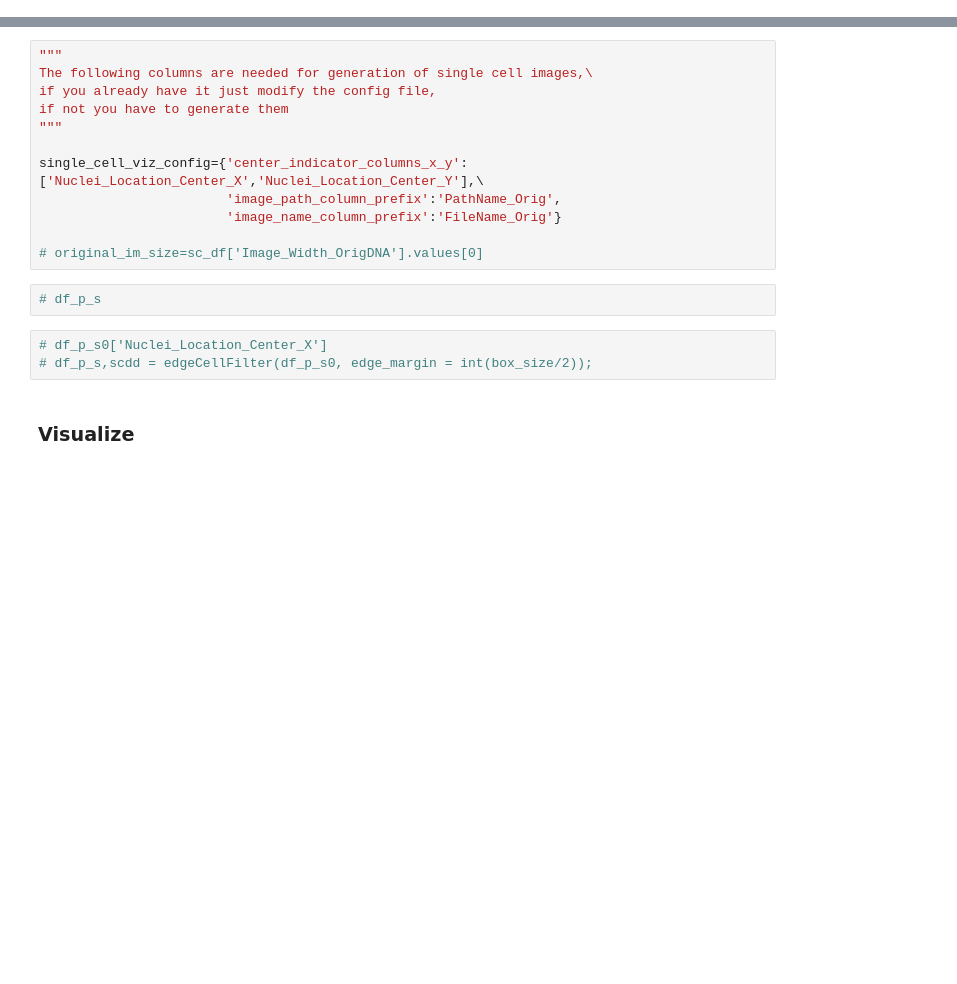
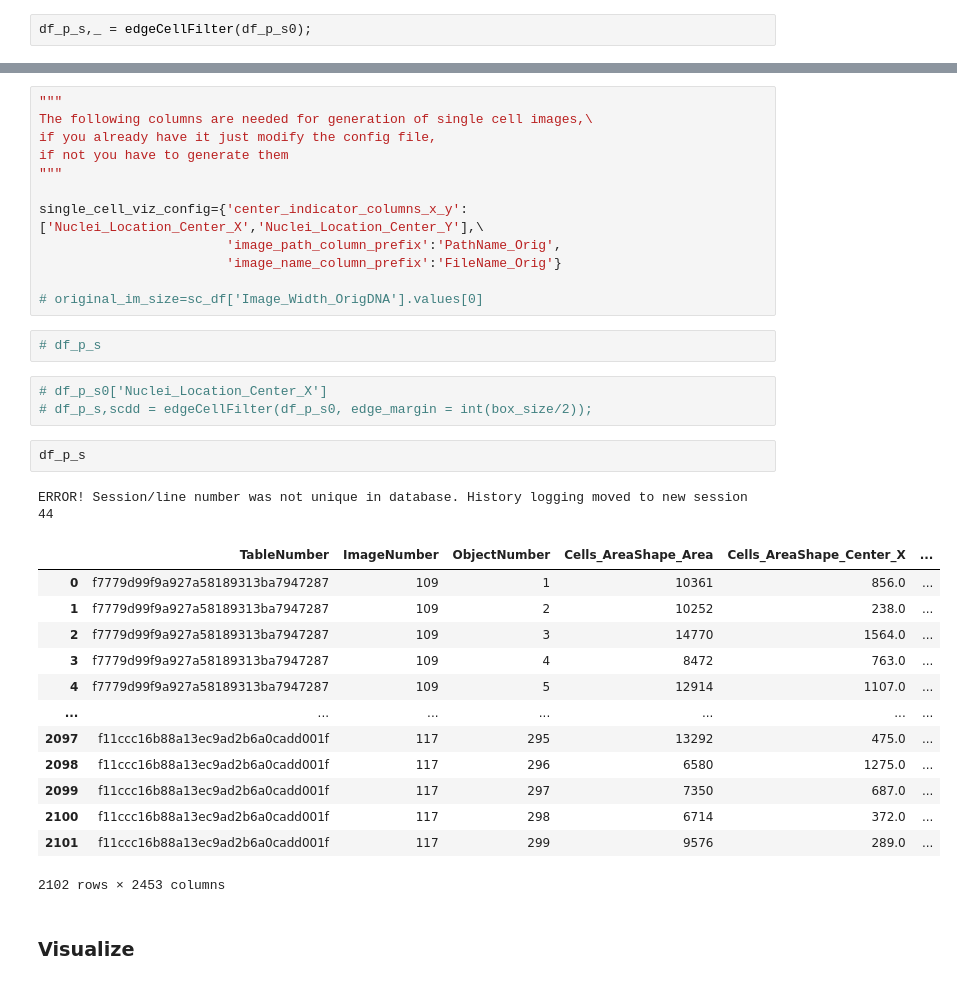
Before and after one commit to broadinstitute/SingleCell_Morphological_Analysis, a Jupyter notebook: 1.visualize_random_or_representative_cells.ipynb, the cells around one changed output, grey strips where cells are left out. Saved outputs shown, nothing was run; the diff lists cells and outputs as text; blank space fills up the shorter version.

```diff
--- a/1.visualize_random_or_representative_cells.ipynb
+++ b/1.visualize_random_or_representative_cells.ipynb
@@ -74 +81,3 @@ Wall time: 9min 12s
+# %%
+df_p_s,_ = edgeCellFilter(df_p_s0);
 # %%
@@ -120,6 +111,23 @@ single_cell_viz_config={'center_indicator_columns_x_y': ['Nuclei_Location_Center
 # %%
 # df_p_s0['Nuclei_Location_Center_X']
 # df_p_s,scdd = edgeCellFilter(df_p_s0, edge_margin = int(box_size/2));
+# %%
+df_p_s
+# %% [output]
+ERROR! Session/line number was not unique in database. History logging moved to new session 44
+|  | TableNumber | ImageNumber | ObjectNumber | Cells_AreaShape_Area | Cells_AreaShape_Center_X | ... |
+| 0 | f7779d99f9a927a58189313ba7947287 | 109 | 1 | 10361 | 856.0 | ... |
+| 1 | f7779d99f9a927a58189313ba7947287 | 109 | 2 | 10252 | 238.0 | ... |
+| 2 | f7779d99f9a927a58189313ba7947287 | 109 | 3 | 14770 | 1564.0 | ... |
+| 3 | f7779d99f9a927a58189313ba7947287 | 109 | 4 | 8472 | 763.0 | ... |
+| 4 | f7779d99f9a927a58189313ba7947287 | 109 | 5 | 12914 | 1107.0 | ... |
+| ... | ... | ... | ... | ... | ... | ... |
+| 2097 | f11ccc16b88a13ec9ad2b6a0cadd001f | 117 | 295 | 13292 | 475.0 | ... |
+| 2098 | f11ccc16b88a13ec9ad2b6a0cadd001f | 117 | 296 | 6580 | 1275.0 | ... |
+| 2099 | f11ccc16b88a13ec9ad2b6a0cadd001f | 117 | 297 | 7350 | 687.0 | ... |
+| 2100 | f11ccc16b88a13ec9ad2b6a0cadd001f | 117 | 298 | 6714 | 372.0 | ... |
+| 2101 | f11ccc16b88a13ec9ad2b6a0cadd001f | 117 | 299 | 9576 | 289.0 | ... |
+2102 rows × 2453 columns
 # %% [markdown]
 ### Visualize
 # %%
```
Also changed, not shown: parts of 19 cells of this notebook, 11 other files.
